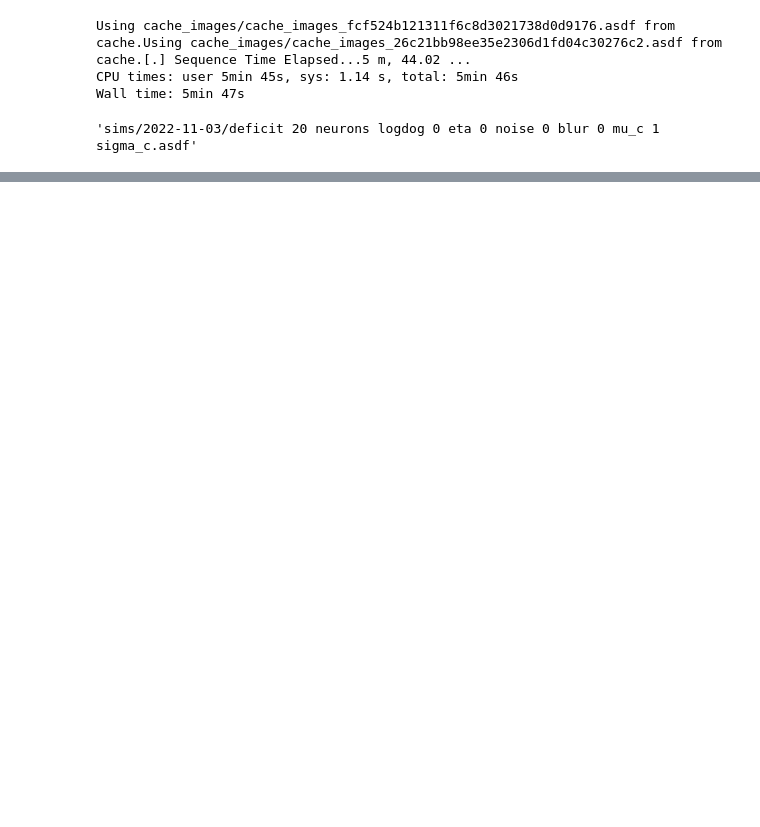
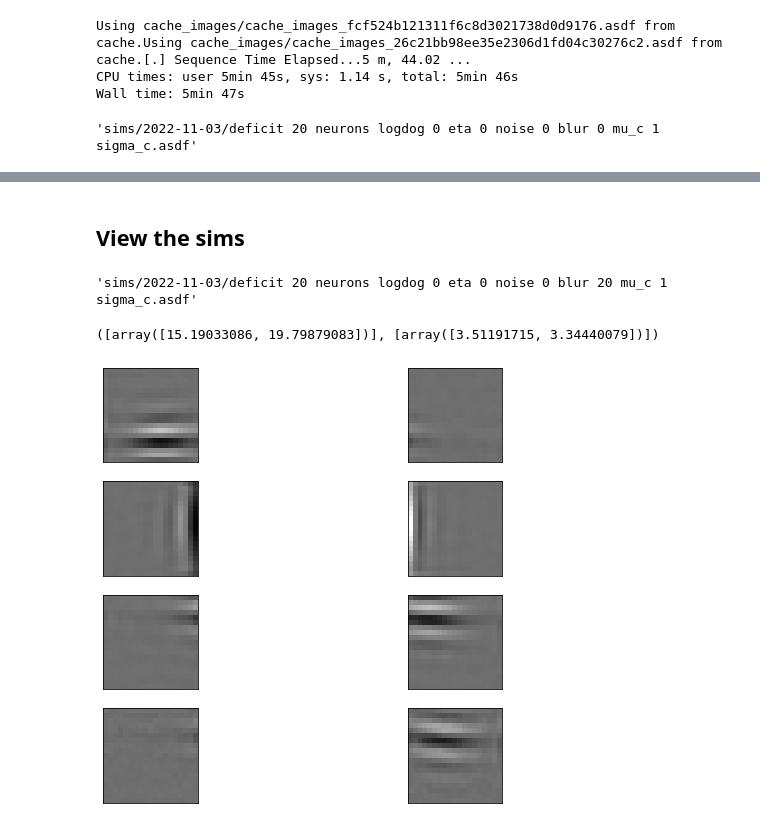
Before and after one commit to bblais/Amblyopia-Simulation, a Jupyter notebook: Deficit Sims -- Blur - Jitter.ipynb, the cells around one changed output, grey strips where cells are left out. Drawn from its saved outputs; the diff is of its cells as text; code cells hidden in the pictures; blank space fills up the shorter version.

Commit message:
fixed references manuscript and results
got the first blur + jitter result plots done.  fixed issues with the manuscript

```diff
--- a/Deficit Sims -- Blur - Jitter.ipynb
+++ b/Deficit Sims -- Blur - Jitter.ipynb
@@ -242,0 +232,42 @@ Using cache_images/cache_images_dc449597e25b03aa549e59deb9230231.asdf from cache
+# %% [markdown]
+## View the sims
+# %%
+sfname=all_params[0].sfname
+
+sfname=[params for params in all_params if
+    params.mu_c==20 and
+    params.blur==0.0
+][0].sfname
+sfname
+# %% [output]
+'sims/2022-11-03/deficit 20 neurons logdog 0 eta 0 noise 0 blur 20 mu_c 1 sigma_c.asdf'
+# %%
+
+R=Results(sfname)
+# %%
+R.μσ
+# %% [output]
+([array([15.19033086, 19.79879083])], [array([3.51191715, 3.34440079])])
+# %%
+t,y,θ,W=R[16*day]
+# %%
+vmin=W.min()
+vmax=W.max()
+
+w_im=R.weight_image(W)
+count=1
+for n in range(4):
+    for c in range(2):
+        subplot(4,2,count)
+        pcolormesh(w_im[n,c,...],cmap=py.cm.gray,
+                        vmin=vmin,vmax=vmax)
+        ax2=gca()
+        ax2.set_aspect('equal')
+        ax2.set_xticklabels([])
+        ax2.set_yticklabels([])
+        ax2.xaxis.set_ticks_position('none')
+        ax2.yaxis.set_ticks_position('none')
+
+        count+=1
+# %% [output]
+[figure, added]
```
Also changed, not shown: parts of 23 cells of this notebook, 28 other files.
